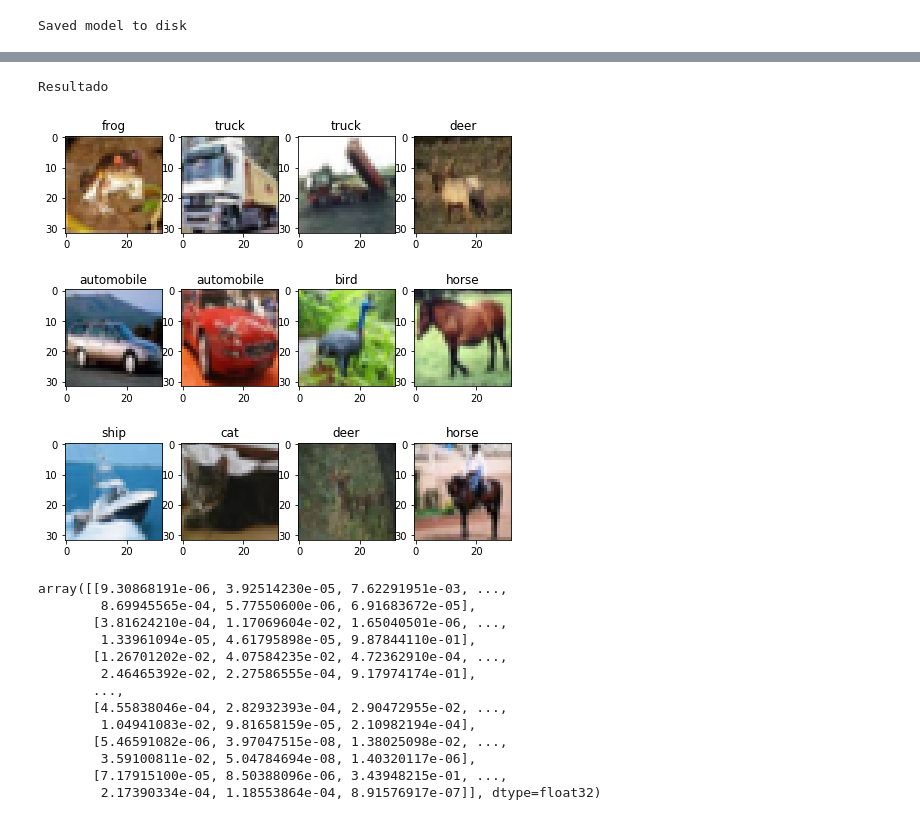
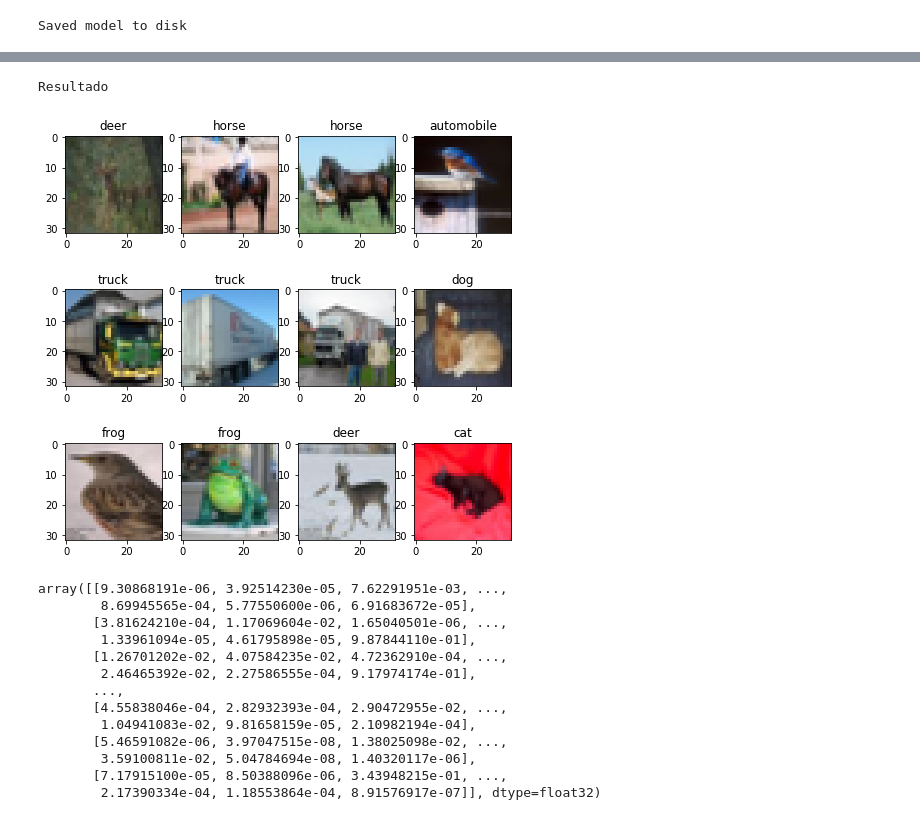
Before and after one commit to V1pi/cnn-keras, a Jupyter notebook: Some models.ipynb, the cells around one changed output, grey strips where cells are left out. Drawn from its saved outputs; the diff is of its cells as text; code cells hidden in the pictures.

```diff
--- a/Some models.ipynb
+++ b/Some models.ipynb
@@ -34,18 +34,21 @@ Training dataset:  (45000, 32, 32, 3) (45000, 1)
 Validation dataset:  (5000, 32, 32, 3) (5000, 1)
 Test dataset:  (10000, 32, 32, 3) (10000, 1)
 # %%
-def plot(data, answer, text):
-    cols=2
+def plot(data, answer, text, begin=0, end = 5):
+    cols = 3
     fig = plt.figure()
     label_names = ['airplane', 'automobile', 'bird', 'cat', 'deer', 'dog', 'frog', 'horse', 'ship', 'truck']
     print(text)
-    for i in range(5):
-        a = fig.add_subplot(cols, np.ceil(n_classes/float(cols)), i + 1)
+    count = 0
+    for i in range(begin, end):
+        a = fig.add_subplot(cols, np.ceil(n_classes/float(cols)), count + 1)
         #img_num = np.random.randint(data.shape[0])
         image = data[i]
         id = answer[i]
+        pos = np.argmax(id)
         plt.imshow(image)
-        a.set_title(label_names[id[0]])
+        a.set_title(label_names[pos])
+        count += 1
     fig.set_size_inches(8,8)
     plt.show()
 # %%
@@ -169,7 +199,7 @@ Accuracy: 76.09% | Loss: 0.70540
 # %%
 result = model.predict(x_val)
 # %%
-plot2(x_val, result, "Resultado", 12)
+plot(x_val, result, "Resultado", 10,22)
 # %% [output]
 Resultado
-[figure, old version]
+[figure, new version]
```
Also changed, not shown: parts of 9 cells of this notebook, 6 other files.
